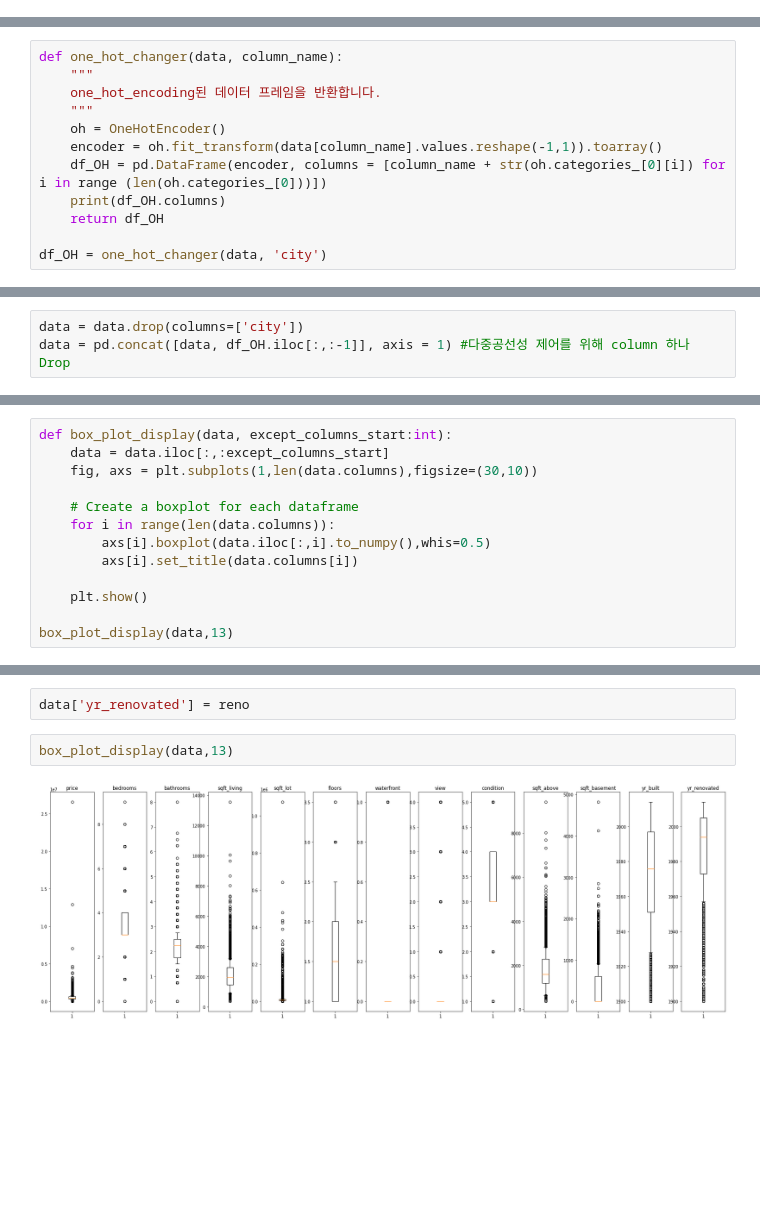
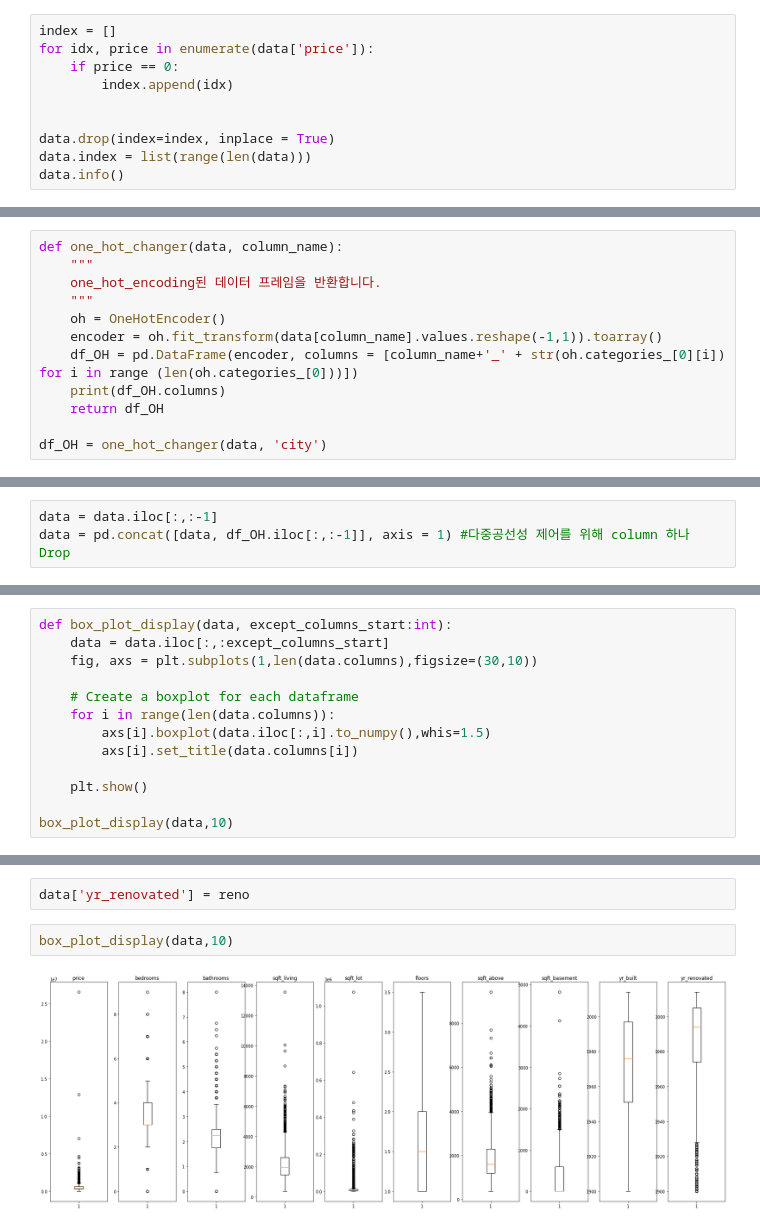
Before and after one commit to umkiyoung/MultivariateAnalysis, a Jupyter notebook: Assignments/Assignment_1/MLR.ipynb, the cells around one changed output, grey strips where cells are left out. Drawn from its saved outputs; the diff is of its cells as text; blank space fills up the shorter version.

```diff
--- a/Assignments/Assignment_1/MLR.ipynb
+++ b/Assignments/Assignment_1/MLR.ipynb
@@ -114,0 +143,10 @@ data = data.drop(columns = ['date','statezip','country','street'], axis= 1)
+# %%
+index = []
+for idx, price in enumerate(data['price']):
+    if price == 0:
+        index.append(idx)
+
+
+data.drop(index=index, inplace = True)
+data.index = list(range(len(data)))
+data.info()
@@ -129,7 +217,7 @@ def one_hot_changer(data, column_name):
     """
     oh = OneHotEncoder()
     encoder = oh.fit_transform(data[column_name].values.reshape(-1,1)).toarray()
-    df_OH = pd.DataFrame(encoder, columns = [column_name + str(oh.categories_[0][i]) for i in range (len(oh.categories_[0]))])
+    df_OH = pd.DataFrame(encoder, columns = [column_name+'_' + str(oh.categories_[0][i]) for i in range (len(oh.categories_[0]))])
     print(df_OH.columns)
     return df_OH
 
@@ -153,6 +242,6 @@ len(df_OH.columns)
 # %% [output]
 44
 # %%
-data = data.drop(columns=['city'])
+data = data.iloc[:,:-1]
 data = pd.concat([data, df_OH.iloc[:,:-1]], axis = 1) #다중공선성 제어를 위해 column 하나 Drop
 # %%
@@ -221,10 +303,10 @@ def box_plot_display(data, except_columns_start:int):
 
     # Create a boxplot for each dataframe
     for i in range(len(data.columns)):
-        axs[i].boxplot(data.iloc[:,i].to_numpy(),whis=0.5)
+        axs[i].boxplot(data.iloc[:,i].to_numpy(),whis=1.5)
         axs[i].set_title(data.columns[i])
 
     plt.show()
 
-box_plot_display(data,13)
+box_plot_display(data,10)
 # %% [output]
@@ -268,6 +345,6 @@ array([2005, 1921, 1966, 1963, 1992, 1994, 1976, 1989, 1985, 2010, 1988,
 # %%
 data['yr_renovated'] = reno
 # %%
-box_plot_display(data,13)
+box_plot_display(data,10)
 # %% [output]
-[figure, old version]
+[figure, new version]
```
Also changed, not shown: parts of 38 cells of this notebook, 3 other files.
